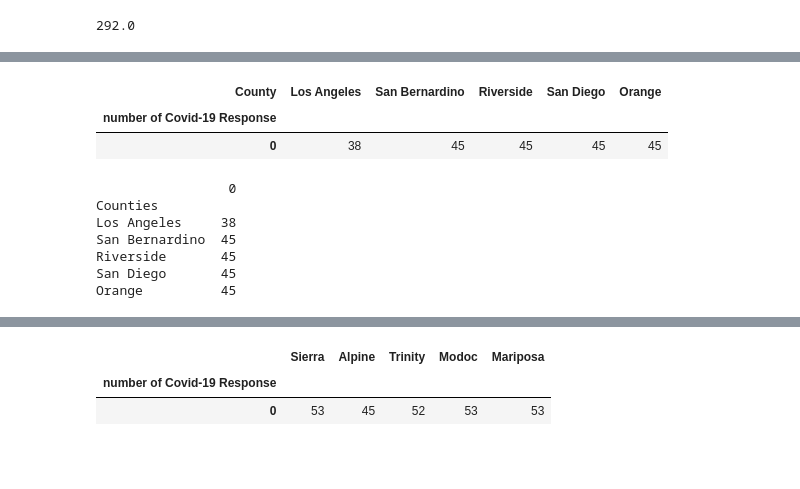
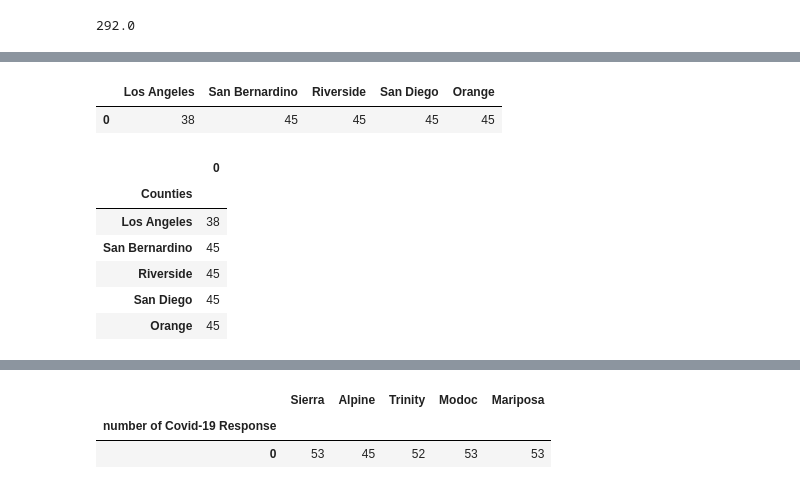
Before and after one commit to JAlvarado23A/covid_and_rest_survival, a Jupyter notebook: FC_data_restaurant.ipynb, the cells around one changed output, grey strips where cells are left out. Drawn from its saved outputs; the diff is of its cells as text; code cells hidden in the pictures; blank space fills up the shorter version.

```diff
--- a/FC_data_restaurant.ipynb
+++ b/FC_data_restaurant.ipynb
@@ -126,44 +150,43 @@ num_san_diego_response = len(san_diego_response)
 # %%
 num_oc_response = len(oc_covid19_response)
 # %%
-# Create a dataframe for number of covid19 response by selecting counties
+# Create a dataframe for number of covid19 citation by selecting counties
 
-Top5_counties_covid19_response = pd.DataFrame({
+Top5_counties_covid19_citation = pd.DataFrame({
     "Los Angeles": [num_la_response],
     "San Bernardino": [num_san_bernardino_response],
     "Riverside": [num_riverside_response],
     "San Diego": [num_san_diego_response],
     "Orange": [num_oc_response]
 
 })
 
-Top5_counties_covid19_response.index.name = "number of Covid-19 Response"
-Top5_counties_covid19_response.columns.name = "County"
-Top5_counties_covid19_response
+
+Top5_counties_covid19_citation
 # %% [output]
-| County | Los Angeles | San Bernardino | Riverside | San Diego | Orange |
-| number of Covid-19 Response |  |  |  |  |  |
+|  | Los Angeles | San Bernardino | Riverside | San Diego | Orange |
 | 0 | 38 | 45 | 45 | 45 | 45 |
 # %%
-Top5_counties_covid19 ={
+Top5_covid19_citation ={
     "Los Angeles": [num_la_response],
     "San Bernardino": [num_san_bernardino_response],
     "Riverside": [num_riverside_response],
     "San Diego": [num_san_diego_response],
     "Orange": [num_oc_response]}
 
-Top5 = pd.DataFrame(data= Top5_counties_covid19)
+Top5 = pd.DataFrame(data= Top5_covid19_citation)
 
 Top5_transposed = Top5.T
-Top5.rename_axis(index = None, columns = None)
+
 Top5.columns.names = ['Counties']
-print(Top5_transposed)
+
+Top5_transposed
 # %% [output]
-                 0
-Counties
-Los Angeles     38
-San Bernardino  45
-Riverside       45
-San Diego       45
-Orange          45
+|  | 0 |
+| Counties |  |
+| Los Angeles | 38 |
+| San Bernardino | 45 |
+| Riverside | 45 |
+| San Diego | 45 |
+| Orange | 45 |
 # %%
```
Also changed, not shown: parts of 27 cells of this notebook, 7 other files.
